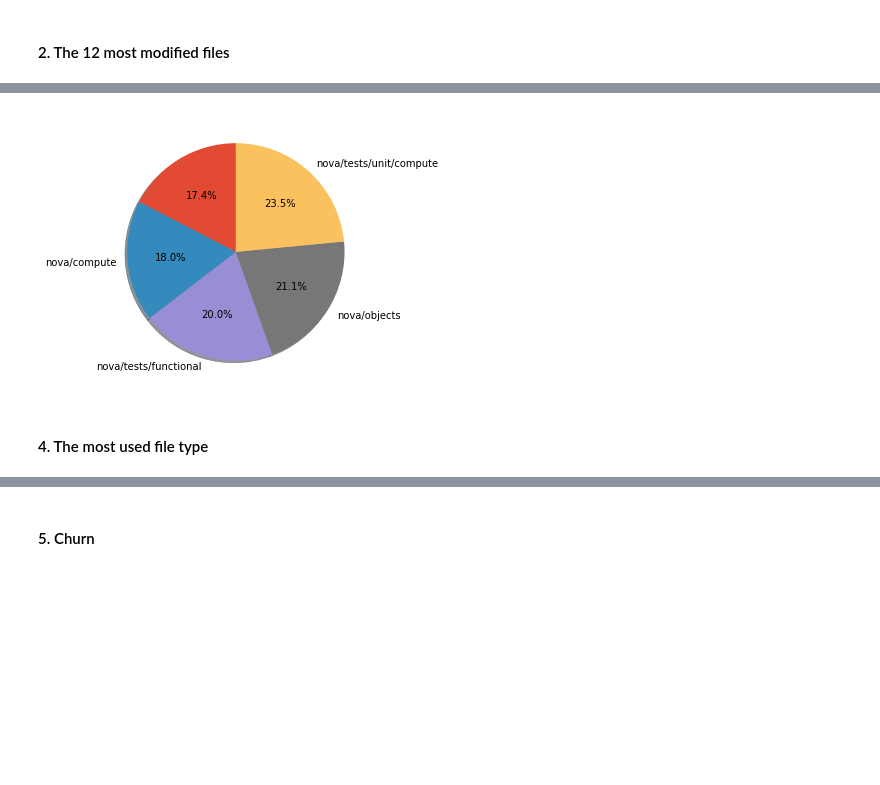
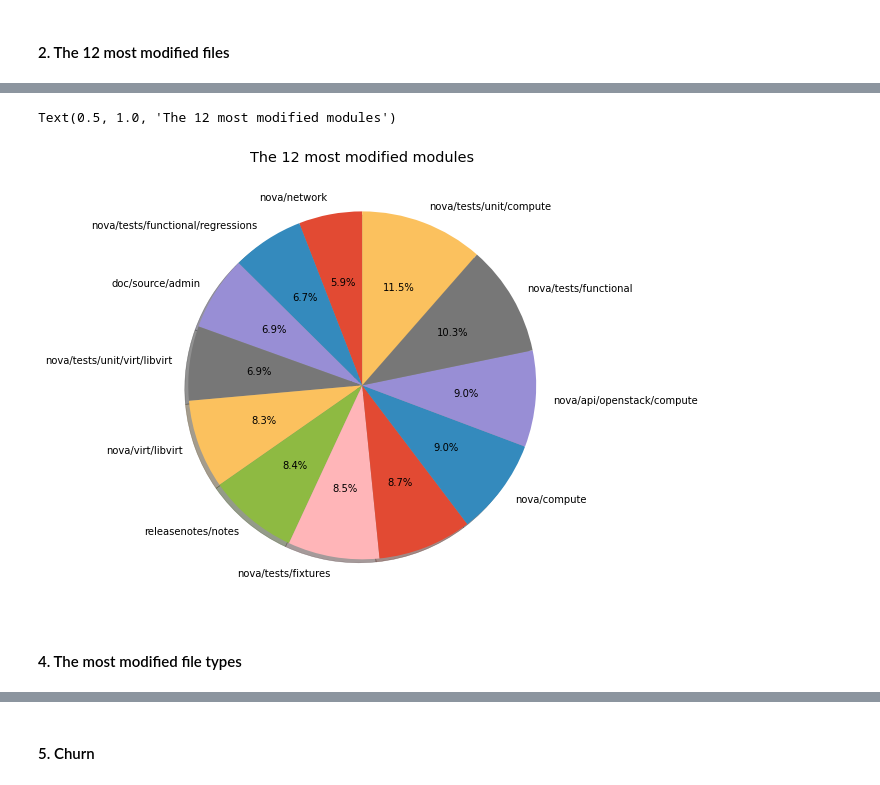
Before and after one commit to TempleOkosun/Mining-OpenStackNova, a Jupyter notebook: Mining OpenStackNova Repo Notebook.ipynb, the cells around one changed output, grey strips where cells are left out. Drawn from its saved outputs; the diff is of its cells as text; code cells hidden in the pictures; blank space fills up the shorter version.

```diff
--- a/Mining OpenStackNova Repo Notebook.ipynb
+++ b/Mining OpenStackNova Repo Notebook.ipynb
@@ -230,10 +238,11 @@ Name: directory, dtype: int64
 # %%
-df["directory"].value_counts().head(5).sort_values().plot.pie(autopct='%1.1f%%', figsize=(10,5),
-        shadow=True, startangle=90, ylabel="");
+df["directory"].value_counts().head(12).sort_values().plot.pie(autopct='%1.1f%%', figsize=(20,8),
+        shadow=True, startangle=90, ylabel="");plt.title('The 12 most modified modules')
 # %% [output]
+Text(0.5, 1.0, 'The 12 most modified modules')
-[figure, old version]
+[figure, new version]
 # %% [markdown]
-#### 4. The most used file type
+#### 4. The most modified file types
 # %%
 df["file_type"].value_counts()
 # %% [output]
```
Also changed, not shown: parts of 36 cells of this notebook, 2 other files.
